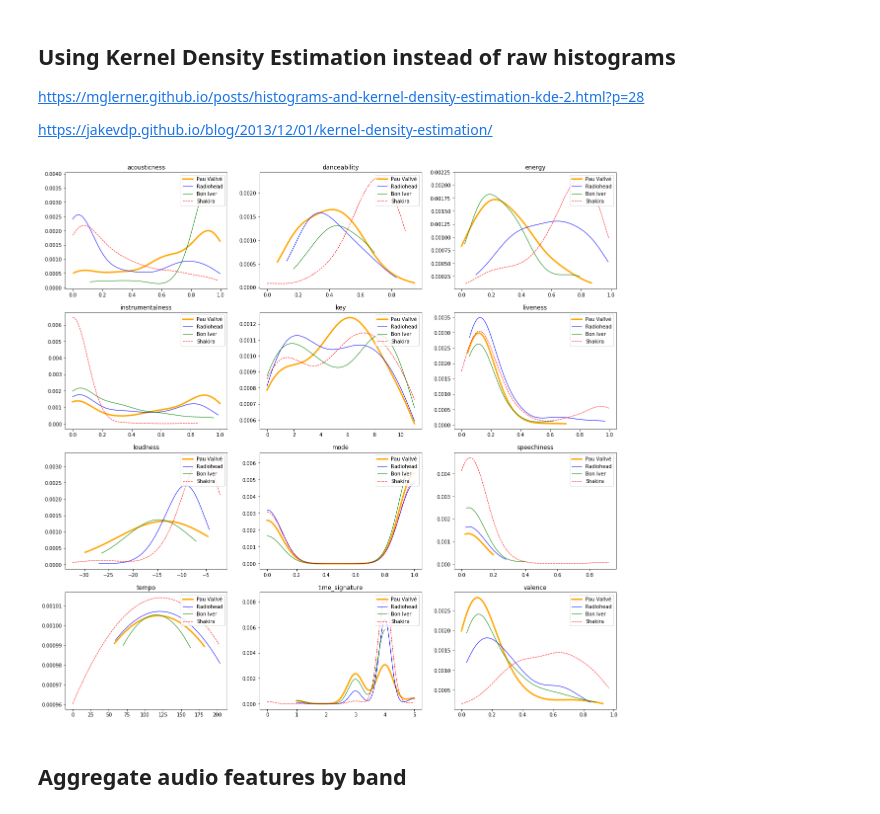
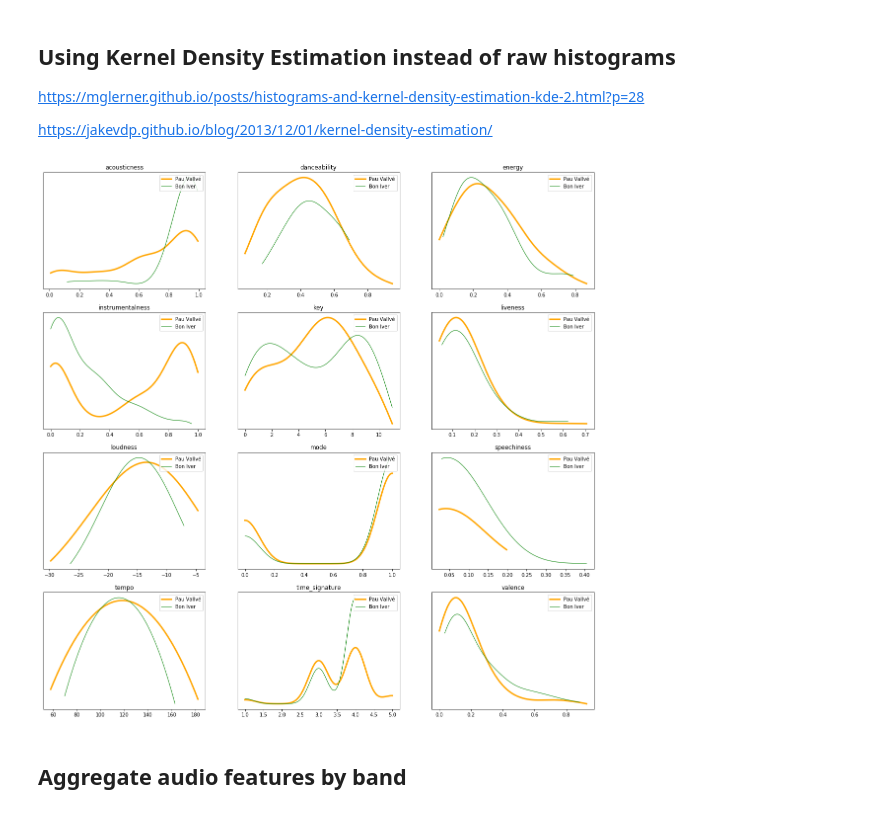
Before and after one commit to eduardbonada/festivals2018, a Jupyter notebook: Explore Audio Features.ipynb, the cells around one changed output. Cells and saved outputs as stored; diff of their text form; code cells hidden in the pictures.

```diff
--- a/Explore Audio Features.ipynb
+++ b/Explore Audio Features.ipynb
@@ -200,7 +86,7 @@ artists_read = []
 if os.path.isfile('tracks_full_info.json'):
     json_data=open('tracks_full_info.json').read()
     tracks_full_info = json.loads(json_data)
-    artists_read = set([remove_accents(a['artist_name'].lower()) for a in tracks_full_info])
+    artists_read = set([sp.remove_accents(a['artist_name'].lower()) for a in tracks_full_info])
     print("{} artists read - {} tracks read".format(len(artists_read),len(tracks_full_info)))
-    pprint([a for a in artists_read])
+    # pprint([a for a in artists_read])
 # %% [output]
@@ -226,17 +94,19 @@ artists_to_search = ['Massive Attack', 'Franz Ferdinand', 'Future Islands']
+# %%
+artists_to_search = ['Joy Division']
 # %%
 # get audio features of all tracks of all albums of all artists
 for ats in artists_to_search:
 
     # if the artist is already in the tracks info, skip it
-    if(remove_accents(ats.lower()) in artists_read):
+    if(sp.remove_accents(ats.lower()) in artists_read):
         continue
 
     # get artist
-    artist = search_artist(ats)
+    artist = sp.search_artist(ats)
     print(artist['name'])
 
     # get albums
-    albums = get_albums_of_artist(artist['id'])
+    albums = sp.get_albums_of_artist(artist['id'])
 
     # get tracks and audio features of tracks
     for album in albums:
@@ -244,11 +114,11 @@ for ats in artists_to_search:
         print('  ',album['name'])
 
         # get tracks info
-        tracks = get_tracks_of_album(album['id'])
+        tracks = sp.get_tracks_of_album(album['id'])
         track_ids = [track['id'] for track in tracks]
 
         # get tracks audio features
-        tracks_features = get_audio_features_of_tracks(track_ids)
+        tracks_features = sp.get_audio_features_of_tracks(track_ids)
 
         # compile track, album and artist information
         for track in tracks_features:
@@ -314,7 +174,7 @@ tracks = tracks[['artist_name', 'artist_popularity','artist_followers',\
 # %% [markdown]
 ## Exploratory analysis: compare two artists plotting histograms of each feature
 # %%
-artists_to_compare = ['Pau Vallvé','RadioIver']
+artists_to_compare = ['Pau Vallvé','Bon Iver']
 
 features = ['acousticness','danceability','energy','instrumentalness','key','liveness',\
             'loudness', 'mode', 'speechiness', 'tempo', 'time_signature', 'valence']
@@ -350,9 +207,11 @@ import numpy as np
 # %%
+from sklearn.neighbors.kde import KernelDensity
+
 artists_to_compare = [\
     {'name': 'Pau Vallvé', 'color' : 'orange', 'linewidth' : 3, 'linestyle' : '-'},
-    {'name': 'Radiohead', 'color' : 'blue', 'linewidth' : 1, 'linestyle' : '-'},
+    #{'name': 'Radiohead', 'color' : 'blue', 'linewidth' : 1, 'linestyle' : '-'},
     {'name': 'Bon Iver', 'color' : 'green', 'linewidth' : 1, 'linestyle' : '-'},
-    {'name': 'Shakira', 'color' : 'red', 'linewidth' : 1, 'linestyle' : '--'}
+    #{'name': 'Shakira', 'color' : 'red', 'linewidth' : 1, 'linestyle' : '--'}
 ]
 
 features = ['acousticness','danceability','energy','instrumentalness','key','liveness',\
@@ -378,36 +237,37 @@ for f in features:
         # create kde model and fit with x data
         bandwidth = np.abs((0.1*x.mean()*x.std()));
         bandwidth = 0.1 if bandwidth<0.1 else bandwidth;
         kde_fit = KernelDensity(kernel='gaussian', bandwidth=bandwidth).fit(x)
 
         # score_samples() returns the log-likelihood of the samples
         log_pdf = kde_fit.score_samples(x_plot)
         kde = np.exp(log_pdf)
 
         # normalize kde area = 1
         kde = kde/sum(kde)
 
         # plot
         ax[i,j].plot(x_plot, kde,
                      color=a['color'],
                      linewidth=a['linewidth'],
                      linestyle=a['linestyle'],
                      label=a['name'])
         ax[i,j].set_title(f)
         ax[i,j].legend(loc='upper right')
+        ax[i,j].set_yticks([])
 
     # jump to next subplot
     j=j+1; # next col subplot
     if(j==3):
         # if last col subplot
         j=0; # first col subplot
         i=i+1; # next row subplot
 
 # store plot to file
-filename = 'plots/'+' - '.join([remove_accents(a['name'].lower()) for a in artists_to_compare]) + '.png'
-fig.savefig(filename, dpi=fig.dpi)
+filename = 'plots/'+' - '.join([sp.remove_accents(a['name'].lower()) for a in artists_to_compare]) + '.png'
+fig.savefig(filename, dpi=fig.dpi, bbox_inches='tight', pad_inches=0.5)
 # %% [output]
-[figure, old version]
+[figure, new version]
 # %% [markdown]
 ## Aggregate audio features by band
 # %%
```
Also changed, not shown: parts of 18 cells of this notebook, 6 other files.
